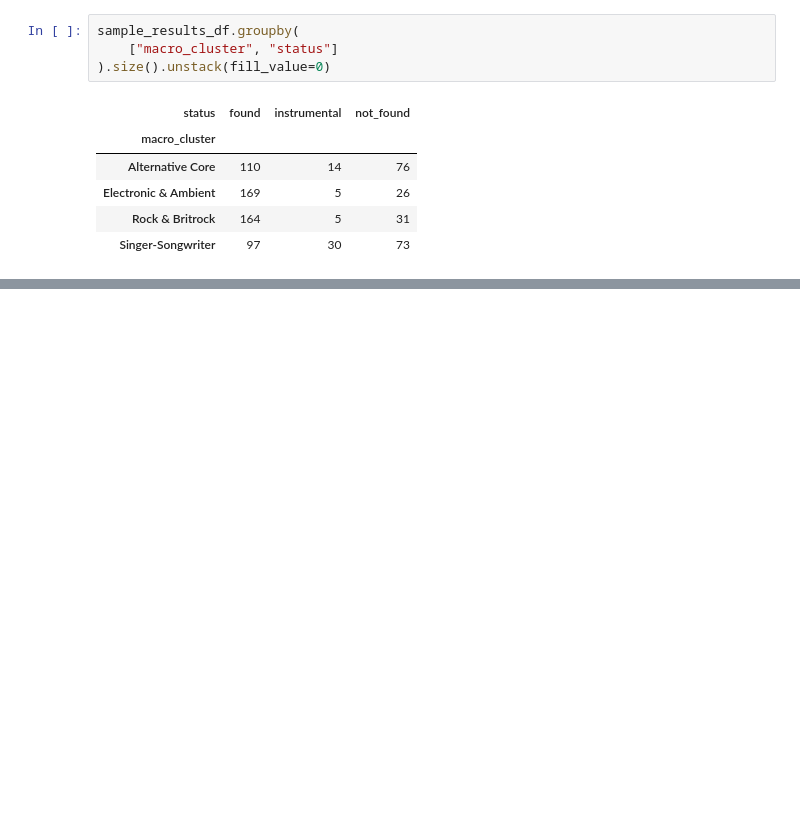
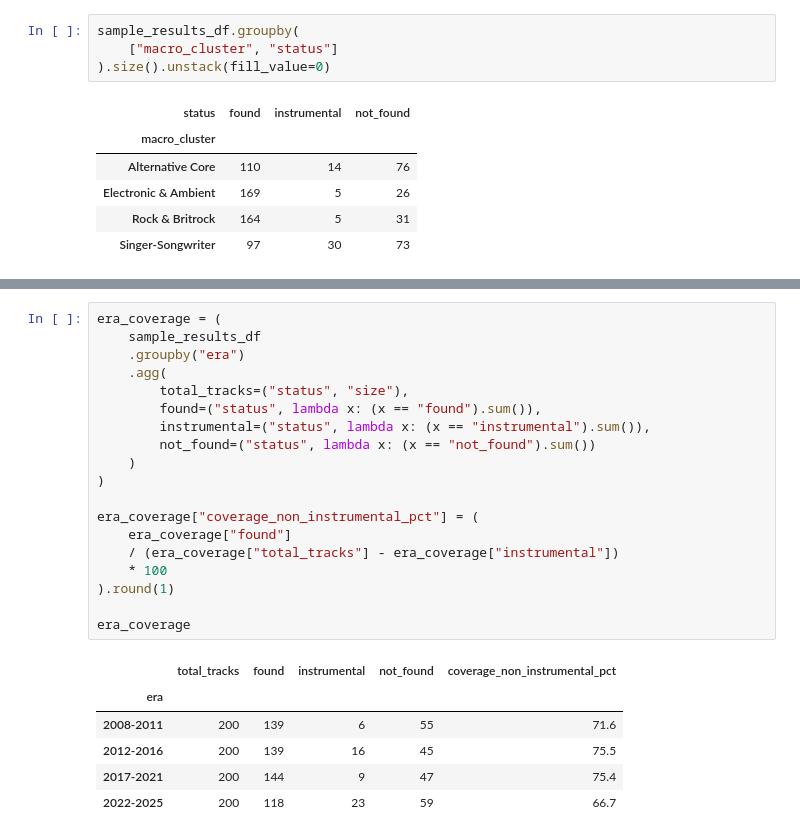
Before and after one commit to fredzell/music-mood-profiler, a Jupyter notebook: notebooks/08_lyrics_collection.ipynb, the cells around one changed output, grey strips where cells are left out. Saved outputs shown, nothing was run; the diff lists cells and outputs as text; blank space fills up the shorter version.

```diff
--- a/notebooks/08_lyrics_collection.ipynb
+++ b/notebooks/08_lyrics_collection.ipynb
@@ -721,0 +753,26 @@ sample_results_df.groupby(
+# %%
+era_coverage = (
+    sample_results_df
+    .groupby("era")
+    .agg(
+        total_tracks=("status", "size"),
+        found=("status", lambda x: (x == "found").sum()),
+        instrumental=("status", lambda x: (x == "instrumental").sum()),
+        not_found=("status", lambda x: (x == "not_found").sum())
+    )
+)
+
+era_coverage["coverage_non_instrumental_pct"] = (
+    era_coverage["found"]
+    / (era_coverage["total_tracks"] - era_coverage["instrumental"])
+    * 100
+).round(1)
+
+era_coverage
+# %% [output]
+|  | total_tracks | found | instrumental | not_found | coverage_non_instrumental_pct |
+| era |  |  |  |  |  |
+| 2008-2011 | 200 | 139 | 6 | 55 | 71.6 |
+| 2012-2016 | 200 | 139 | 16 | 45 | 75.5 |
+| 2017-2021 | 200 | 144 | 9 | 47 | 75.4 |
+| 2022-2025 | 200 | 118 | 23 | 59 | 66.7 |
```
Also changed, not shown: parts of 20 cells of this notebook.
